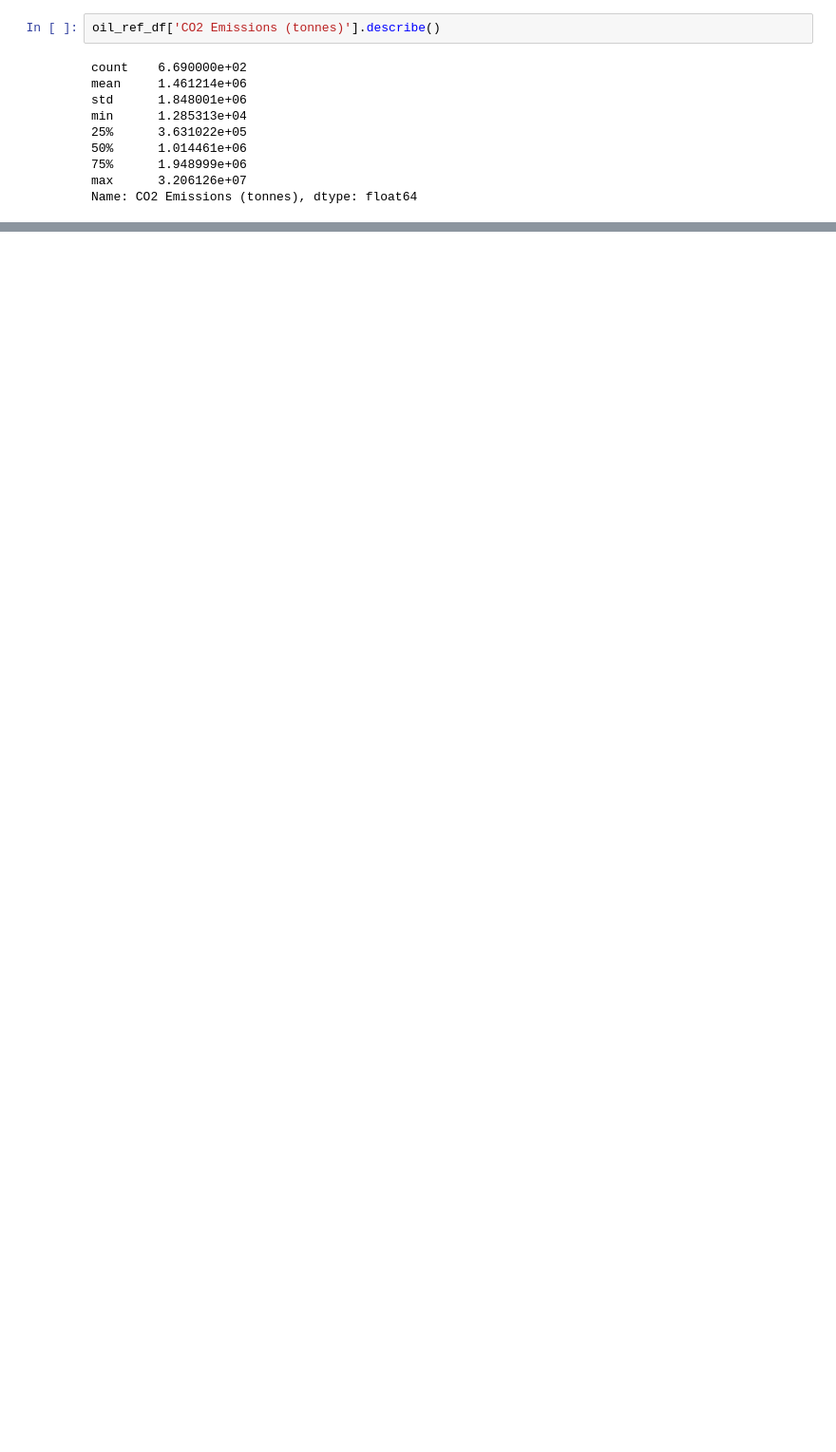
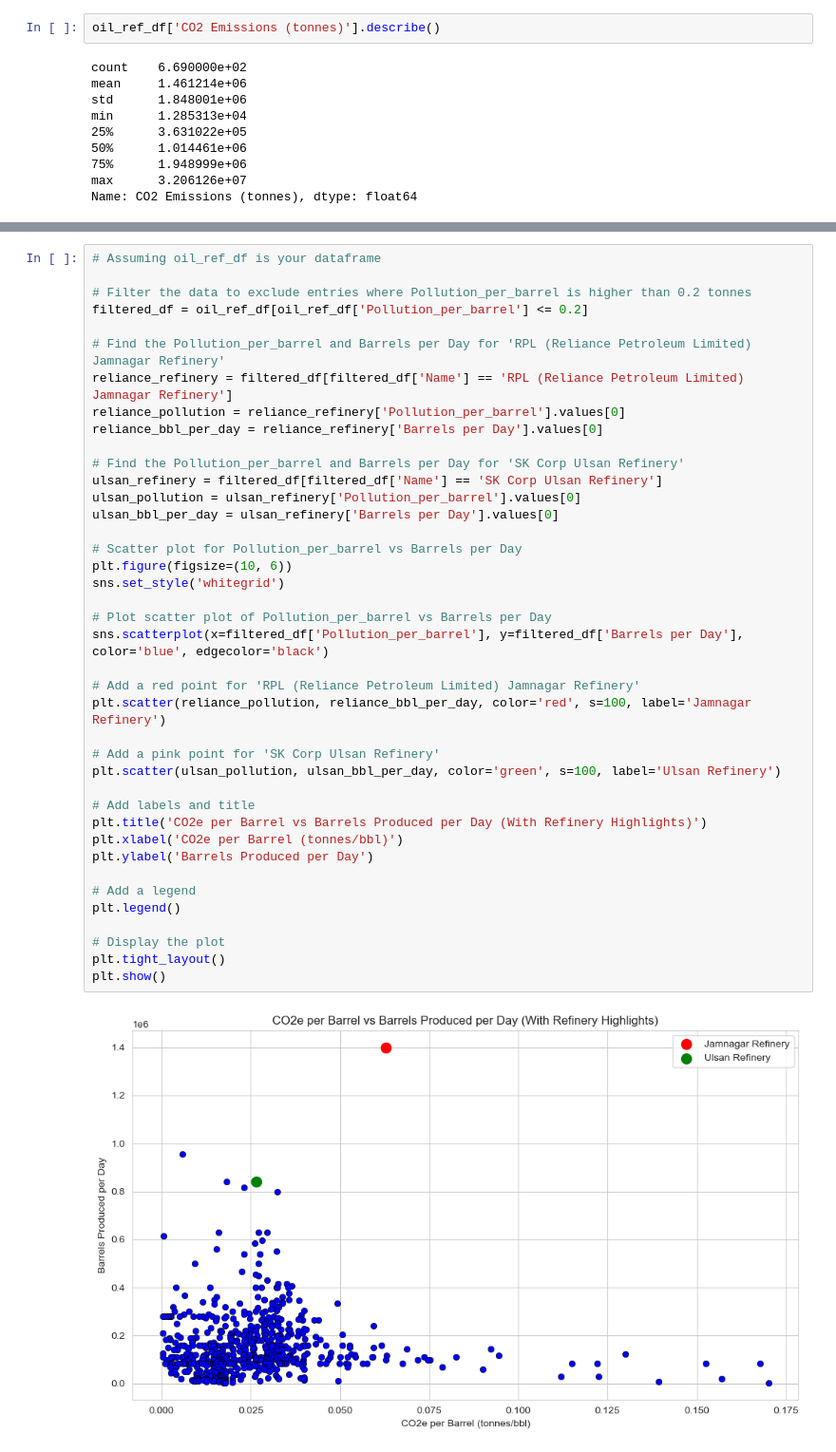
Before and after one commit to Matthew1172/Global-Eco-MT, a Jupyter notebook: main.ipynb, the cells around one changed output, grey strips where cells are left out. Shown at 95% size. Cells and saved outputs as stored; diff of their text form; blank space fills up the shorter version.

```diff
--- a/main.ipynb
+++ b/main.ipynb
@@ -766,0 +776,42 @@ plt.show()
+# %%
+# Assuming oil_ref_df is your dataframe
+
+# Filter the data to exclude entries where Pollution_per_barrel is higher than 0.2 tonnes
+filtered_df = oil_ref_df[oil_ref_df['Pollution_per_barrel'] <= 0.2]
+
+# Find the Pollution_per_barrel and Barrels per Day for 'RPL (Reliance Petroleum Limited) Jamnagar Refinery'
+reliance_refinery = filtered_df[filtered_df['Name'] == 'RPL (Reliance Petroleum Limited) Jamnagar Refinery']
+reliance_pollution = reliance_refinery['Pollution_per_barrel'].values[0]
+reliance_bbl_per_day = reliance_refinery['Barrels per Day'].values[0]
+
+# Find the Pollution_per_barrel and Barrels per Day for 'SK Corp Ulsan Refinery'
+ulsan_refinery = filtered_df[filtered_df['Name'] == 'SK Corp Ulsan Refinery']
+ulsan_pollution = ulsan_refinery['Pollution_per_barrel'].values[0]
+ulsan_bbl_per_day = ulsan_refinery['Barrels per Day'].values[0]
+
+# Scatter plot for Pollution_per_barrel vs Barrels per Day
+plt.figure(figsize=(10, 6))
+sns.set_style('whitegrid')
+
+# Plot scatter plot of Pollution_per_barrel vs Barrels per Day
+sns.scatterplot(x=filtered_df['Pollution_per_barrel'], y=filtered_df['Barrels per Day'], color='blue', edgecolor='black')
+
+# Add a red point for 'RPL (Reliance Petroleum Limited) Jamnagar Refinery'
+plt.scatter(reliance_pollution, reliance_bbl_per_day, color='red', s=100, label='Jamnagar Refinery')
+
+# Add a pink point for 'SK Corp Ulsan Refinery'
+plt.scatter(ulsan_pollution, ulsan_bbl_per_day, color='green', s=100, label='Ulsan Refinery')
+
+# Add labels and title
+plt.title('CO2e per Barrel vs Barrels Produced per Day (With Refinery Highlights)')
+plt.xlabel('CO2e per Barrel (tonnes/bbl)')
+plt.ylabel('Barrels Produced per Day')
+
+# Add a legend
+plt.legend()
+
+# Display the plot
+plt.tight_layout()
+plt.show()
+# %% [output]
+[figure, added]
```
Also changed, not shown: parts of 8 cells of this notebook.
